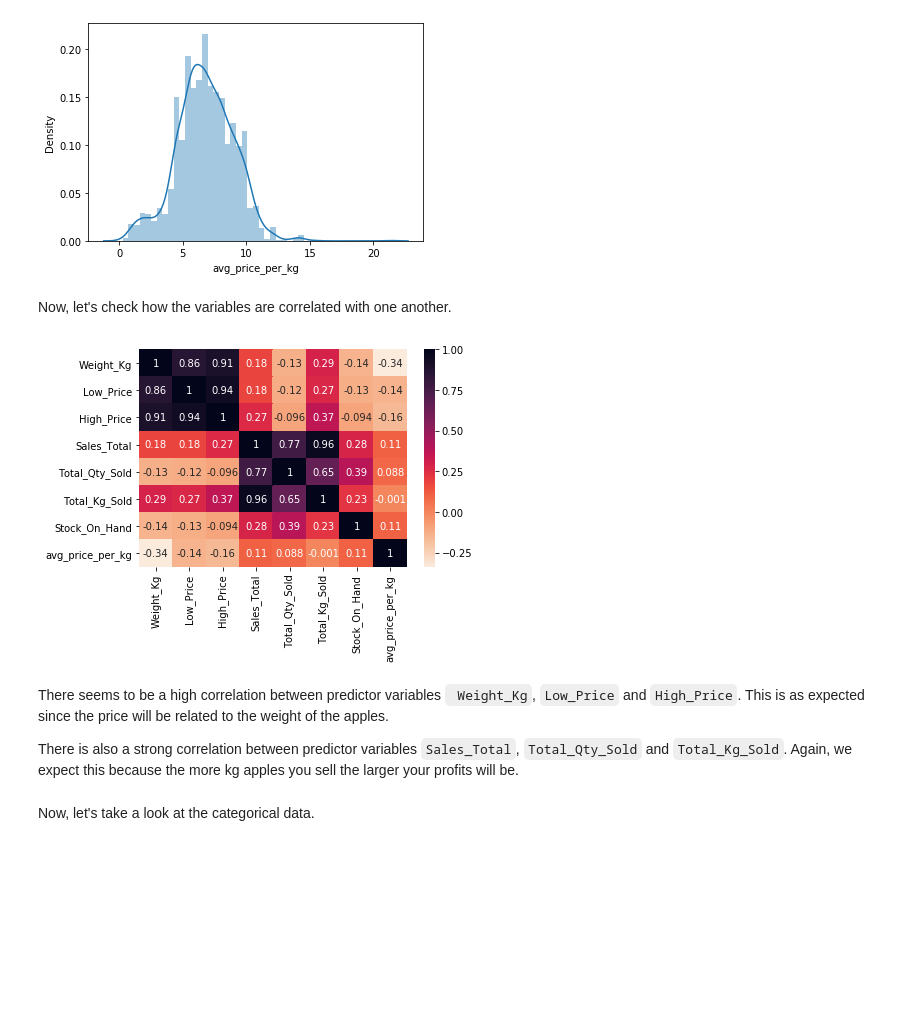
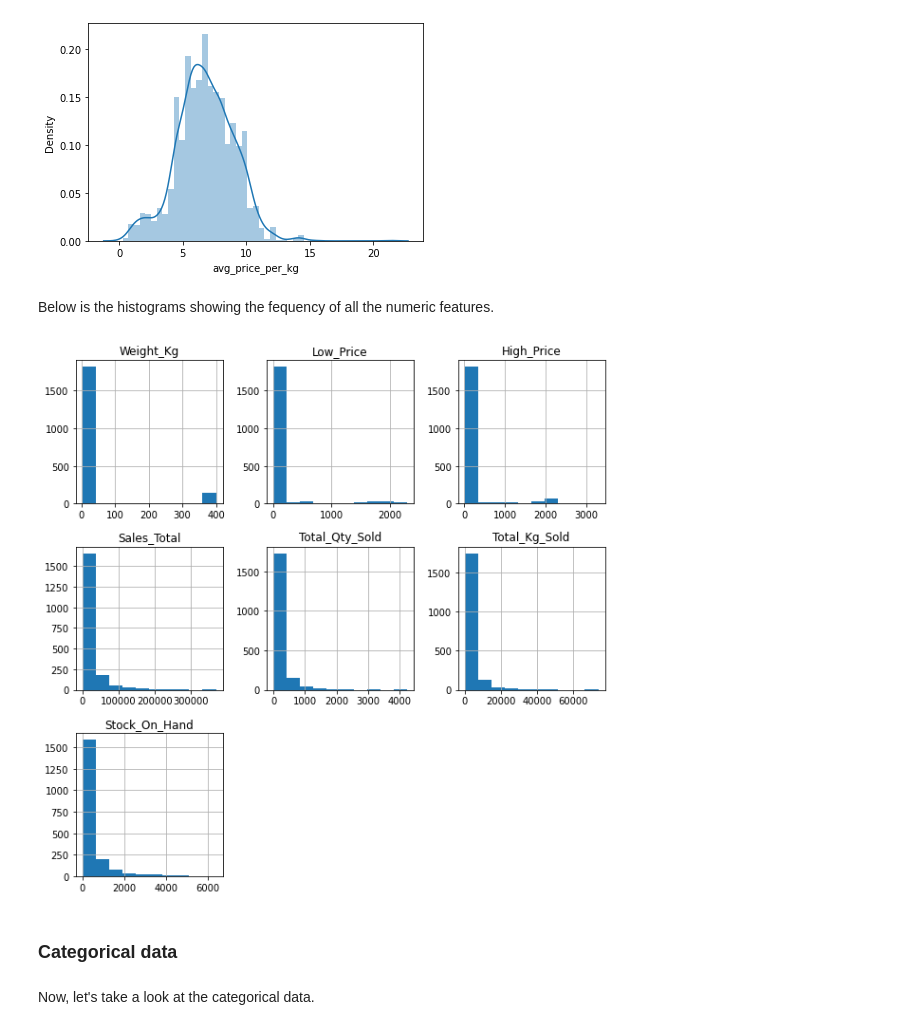
Before and after one commit to hendri80/Team_TS5_Regression, a Jupyter notebook: Team_TS5_Regression.ipynb, the cells around one changed output. Saved outputs shown, nothing was run; the diff lists cells and outputs as text; code cells hidden in the pictures; blank space fills up the shorter version.

```diff
--- a/Team_TS5_Regression.ipynb
+++ b/Team_TS5_Regression.ipynb
@@ -260,18 +276,17 @@ _ = sns.boxplot(data=train_data, y='Stock_On_Hand', showfliers=False)
 _ = sns.distplot(train_data['avg_price_per_kg'], kde=True)
 # %% [output]
 [figure]
-# %% [markdown]
-Now, let's check how the variables are correlated with one another.
-# %%
-# Checking correlation
-corr_mat = train_data.corr()
-_ = sns.heatmap(corr_mat, annot=True, cmap=sns.cm.rocket_r)
-# %% [output]
-[figure, removed]
-# %% [markdown]
-There seems to be a high correlation between predictor variables ` Weight_Kg`, `Low_Price` and `High_Price`. This is as expected since the price will be related to the weight of the apples.
-
-There is also a strong correlation between predictor variables `Sales_Total`, `Total_Qty_Sold` and `Total_Kg_Sold`. Again, we expect this because the more kg apples you sell the larger your profits will be.
+# %% [markdown]
+Below is the histograms showing the fequency of all the numeric features.
+# %%
+# create a list of all numerical features
+cols = ['Weight_Kg', 'Low_Price', 'High_Price', 'Sales_Total', 'Total_Qty_Sold', 'Total_Kg_Sold', 'Stock_On_Hand']
+
+train_data[cols].hist(figsize=(10,10));
+# %% [output]
+[figure, added]
+# %% [markdown]
+### Categorical data
 # %% [markdown]
 Now, let's take a look at the categorical data.
 # %%
```
Also changed, not shown: parts of 86 cells of this notebook.
